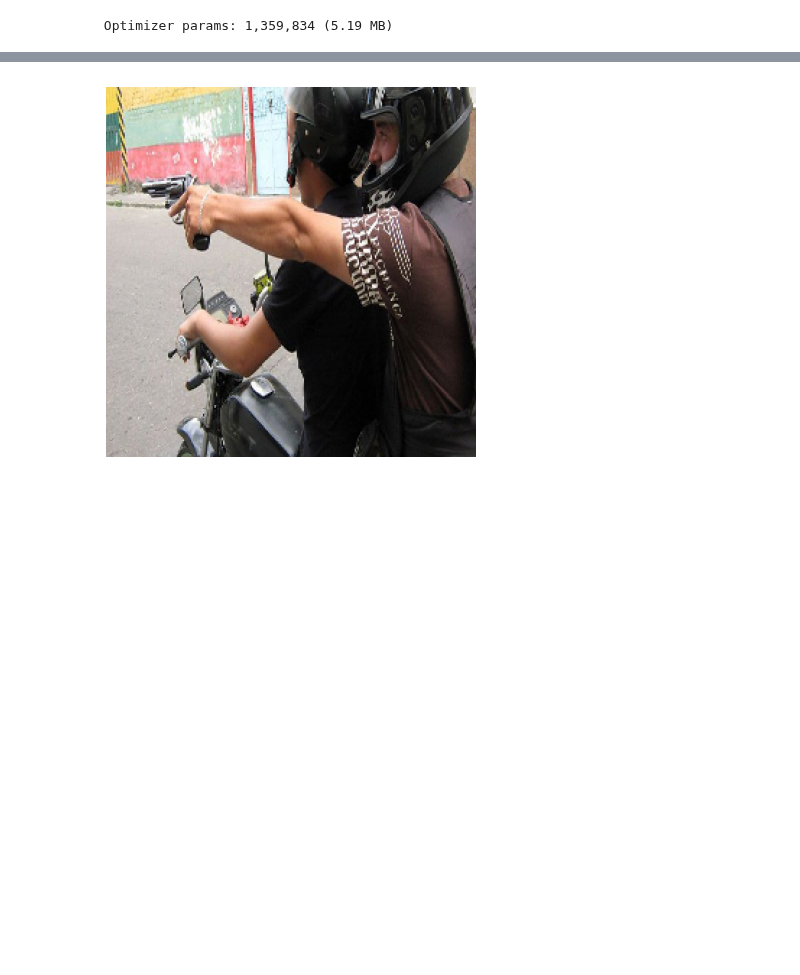
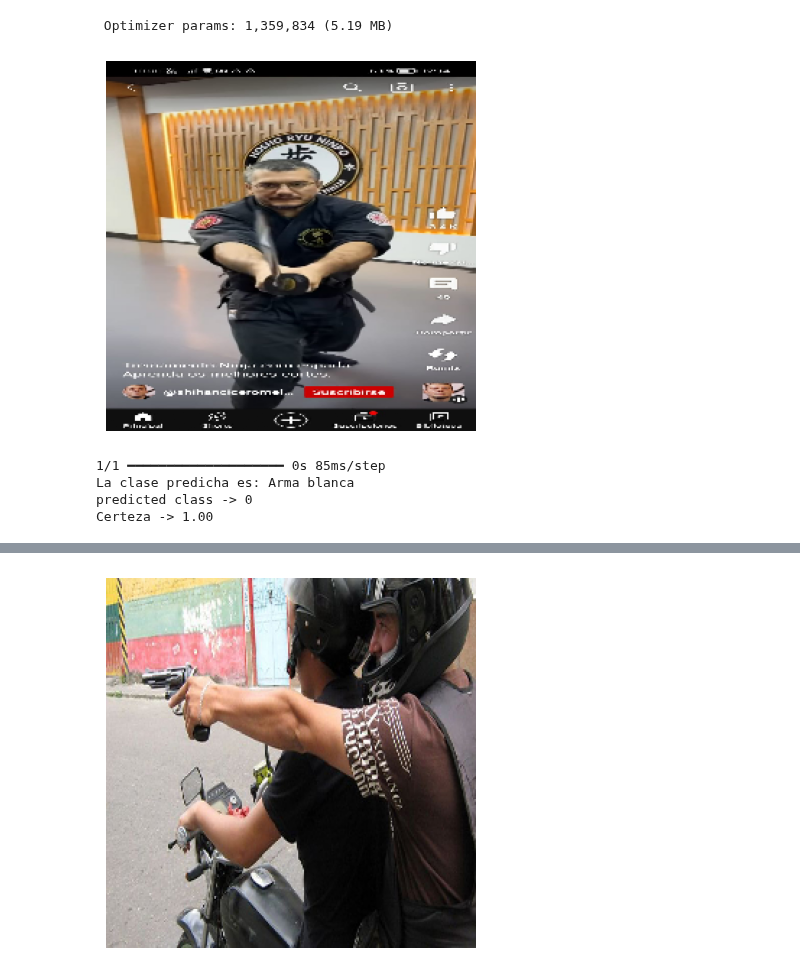
Before and after one commit to CarlosIsaelRamirezGonzalez/AlertIA, a Jupyter notebook: Artificial_Intelligence/AI.ipynb, the cells around one changed output, grey strips where cells are left out. Drawn from its saved outputs; the diff is of its cells as text; code cells hidden in the pictures; blank space fills up the shorter version.

```diff
--- a/Artificial_Intelligence/AI.ipynb
+++ b/Artificial_Intelligence/AI.ipynb
@@ -32,0 +52,38 @@ Model: "functional_97"
+# %%
+
+image_path = "Imagenes/Imagen Cuchillo.jpg"
+
+# Carga la imagen y la convierte en un array numpy
+img = image.load_img(image_path, target_size=(256, 256))
+img_array = image.img_to_array(img)
+
+# Normaliza la imagen al rango 0-1
+img_array = img_array / 255.0
+
+# Expande las dimensiones para que se ajuste al formato de entrada del modelo
+img_array = np.expand_dims(img_array, axis=0)
+
+# Muestra la imagen utilizando matplotlib
+plt.imshow(img_array[0])
+plt.axis('off')  # Desactiva los ejes
+plt.show()
+
+# Haz predicciones
+predictions = model.predict(img_array)
+
+# Obtener la clase predicha
+predicted_class = np.argmax(predictions, axis=1)
+
+# Obtener la certeza de la clase predicha
+certainty = predictions[0][predicted_class[0]]
+
+# Imprime la clase predicha
+print(f"La clase predicha es: {class_labels[predicted_class[0]]}")
+print(f'predicted class -> {predicted_class[0]}')
+print(f"Certeza -> {certainty:.2f}")
+# %% [output]
+[figure, added]
+1/1 ━━━━━━━━━━━━━━━━━━━━ 0s 85ms/step
+La clase predicha es: Arma blanca
+predicted class -> 0
+Certeza -> 1.00
```
Also changed, not shown: parts of 12 cells of this notebook, 11 other files.
